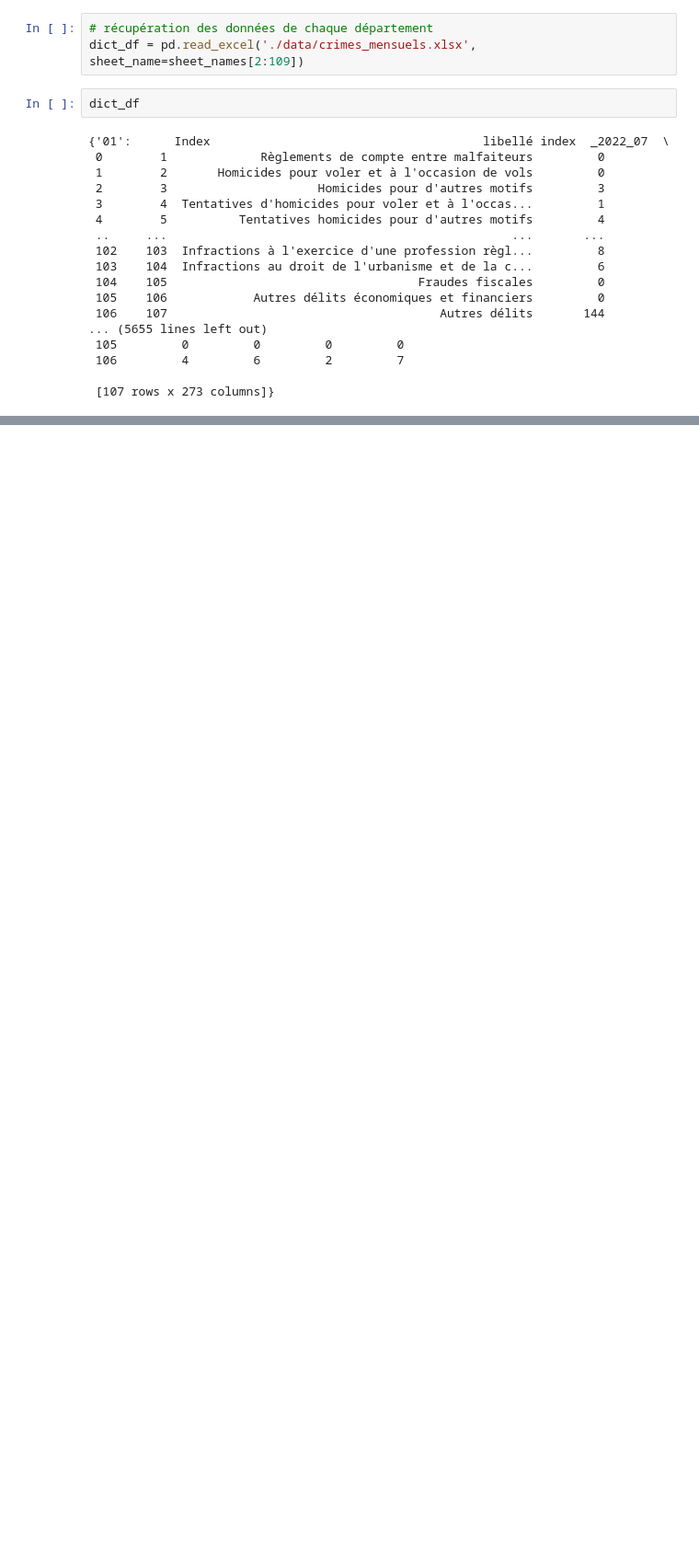
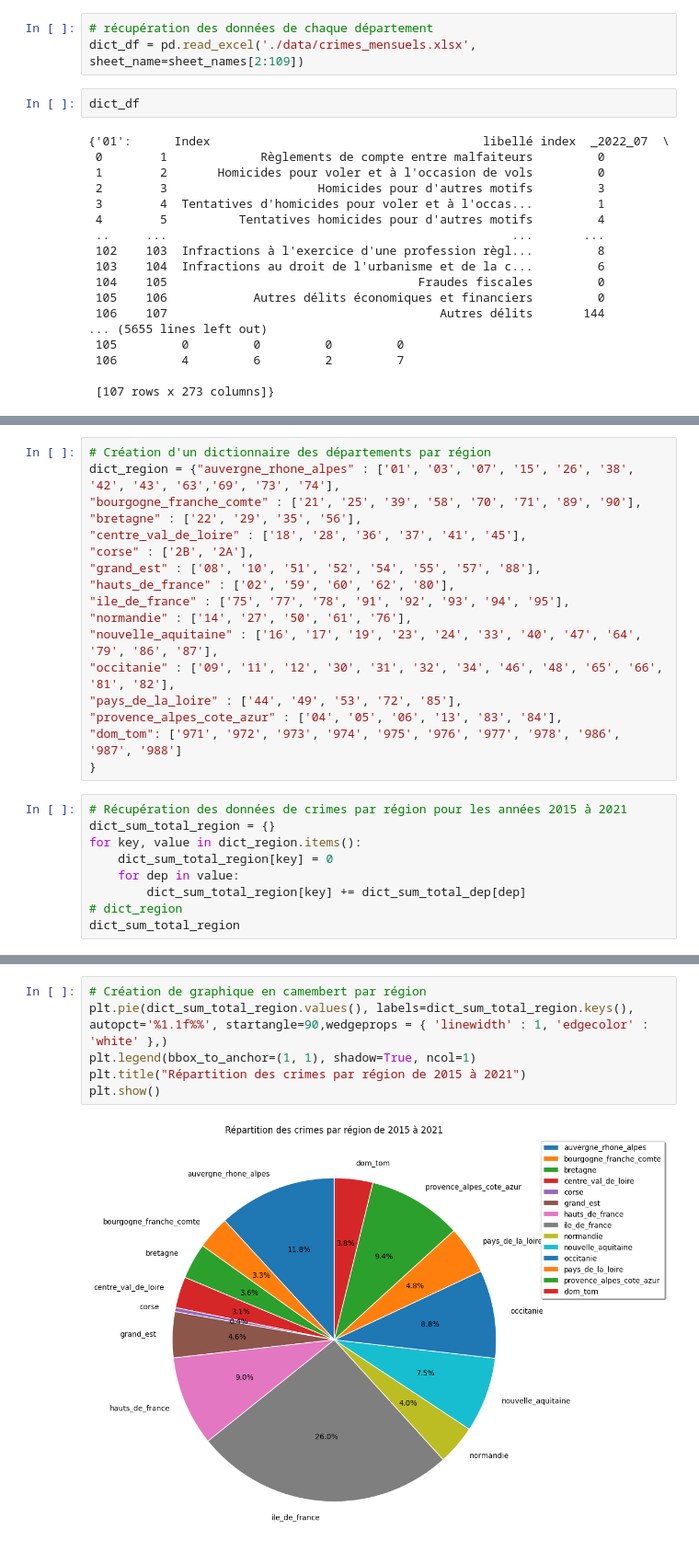
Before and after one commit to SandRatiaray/openData, a Jupyter notebook: crimes_departements.ipynb, the cells around one changed output, grey strips where cells are left out. Shown at 92% size. Saved outputs shown, nothing was run; the diff lists cells and outputs as text; blank space fills up the shorter version.

```diff
--- a/crimes_departements.ipynb
+++ b/crimes_departements.ipynb
@@ -75,0 +100,26 @@ plt.show()
+# %%
+# Création d'un dictionnaire des départements par région
+dict_region = {"auvergne_rhone_alpes" : ['01', '03', '07', '15', '26', '38', '42', '43', '63','69', '73', '74'],
+"bourgogne_franche_comte" : ['21', '25', '39', '58', '70', '71', '89', '90'],
+"bretagne" : ['22', '29', '35', '56'],
+"centre_val_de_loire" : ['18', '28', '36', '37', '41', '45'],
+"corse" : ['2B', '2A'],
+"grand_est" : ['08', '10', '51', '52', '54', '55', '57', '88'],
+"hauts_de_france" : ['02', '59', '60', '62', '80'],
+"ile_de_france" : ['75', '77', '78', '91', '92', '93', '94', '95'],
+"normandie" : ['14', '27', '50', '61', '76'],
+"nouvelle_aquitaine" : ['16', '17', '19', '23', '24', '33', '40', '47', '64', '79', '86', '87'],
+"occitanie" : ['09', '11', '12', '30', '31', '32', '34', '46', '48', '65', '66', '81', '82'],
+"pays_de_la_loire" : ['44', '49', '53', '72', '85'],
+"provence_alpes_cote_azur" : ['04', '05', '06', '13', '83', '84'],
+"dom_tom": ['971', '972', '973', '974', '975', '976', '977', '978', '986', '987', '988']
+}
+# %%
+# Récupération des données de crimes par région pour les années 2015 à 2021
+dict_sum_total_region = {}
+for key, value in dict_region.items():
+    dict_sum_total_region[key] = 0
+    for dep in value:
+        dict_sum_total_region[key] += dict_sum_total_dep[dep]
+# dict_region
+dict_sum_total_region
@@ -75,0 +141,8 @@ plt.show()
+# %%
+# Création de graphique en camembert par région
+plt.pie(dict_sum_total_region.values(), labels=dict_sum_total_region.keys(), autopct='%1.1f%%', startangle=90,wedgeprops = { 'linewidth' : 1, 'edgecolor' : 'white' },)
+plt.legend(bbox_to_anchor=(1, 1), shadow=True, ncol=1)
+plt.title("Répartition des crimes par région de 2015 à 2021")
+plt.show()
+# %% [output]
+[figure, added]
```
Also changed, not shown: parts of 5 cells of this notebook.
